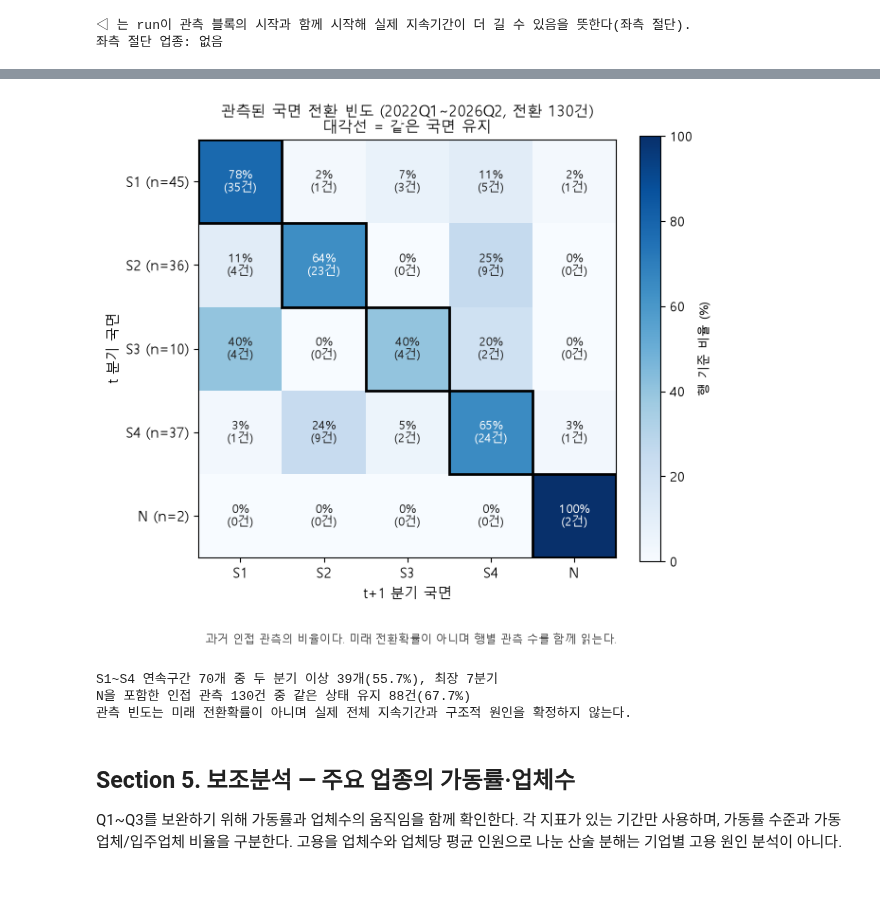
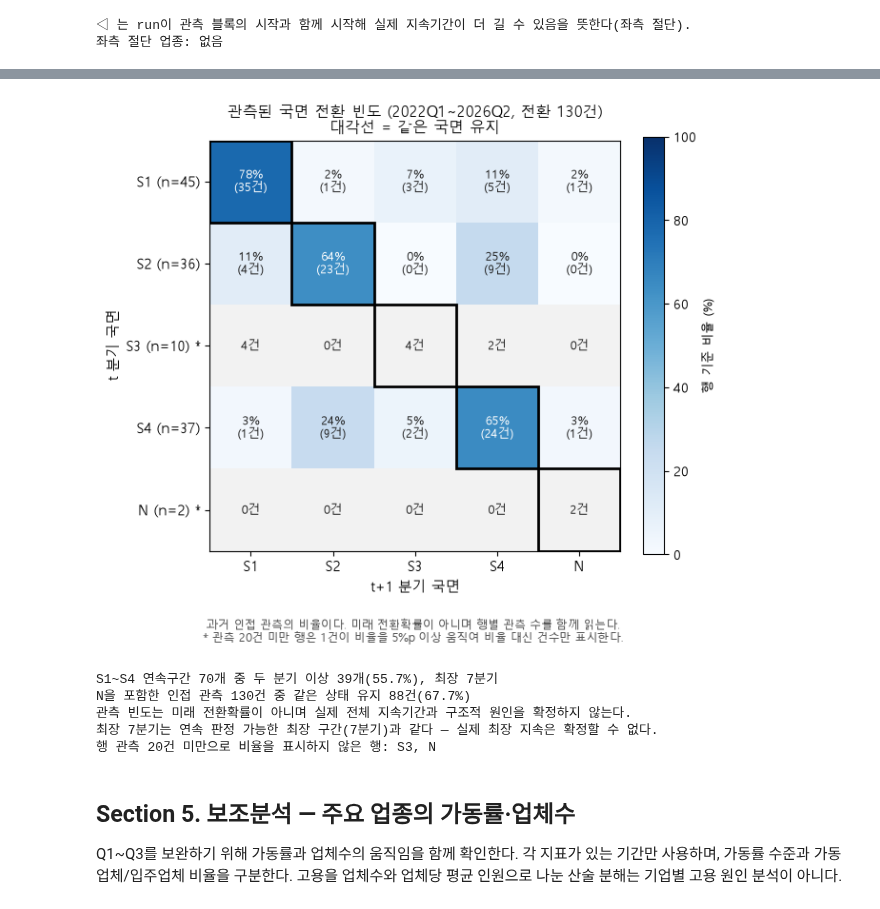
Before and after one commit to lcsvvo/Changwon-Industry-Employment-Monitor, a Jupyter notebook: notebooks/02_eda.ipynb, the cells around one changed output, grey strips where cells are left out. Drawn from its saved outputs; the diff is of its cells as text; code cells hidden in the pictures.

```diff
--- a/notebooks/02_eda.ipynb
+++ b/notebooks/02_eda.ipynb
@@ -1226,8 +1228,10 @@ print('막대는 주요 업종과 나머지 업종의 순증감 합이다. 나
 RECENT4 = QUARTERS[-4:]
 rec_state = state[state.quarter.isin(RECENT4)]
 rec = rec_state.groupby('industry').emp_delta.agg(
-    최근4분기_YoY증감합='sum', 최근4분기_YoY증감절대합=lambda s:s.abs().sum())
-# Four quarterly stock changes telescope to latest minus t-4, not the sum of YoY differences.
+    최근4분기_평균고용_전년대비증감=lambda s: s.sum(min_count=len(RECENT4)) / len(RECENT4),
+    최근4분기_YoY증감절대합=lambda s: s.abs().sum())
+# 네 분기 YoY 증감의 합을 분기 수로 나누면 '최근 4분기 평균 고용 - 그 이전 4분기 평균 고용'과 같다.
+# 기간 순증감(최신분기 - 4분기 전)과는 다른 값이다. 절대합은 상세표시 대상을 고르는 변화 크기 지표일 뿐이다.
 rec['최근4분기_기간순증감'] = q2.증감인원
 summary = pd.DataFrame({'고용비중%': q2['고용비중%'], f'{LATEST}_증감인원':q2.증감인원,
     f'{LATEST}_증감률%':q2['증감률%'], f'{LATEST}_국면':q2.국면}).join(rec).reindex(IND_ORDER_EMP)
@@ -1237,15 +1241,24 @@ c1 = summary['고용비중%'] >= SHARE_CUT
 c2 = summary['최근4분기_YoY증감절대합'] >= ABS_CUT
 MAIN_IND = [i for i in IND_ORDER_EMP if c1[i] and c2[i]]
 summary['상세표시대상'] = c1 & c2
+# 규모를 통제한 비교 — 비례배분 기준선.
+# 기준선 = 기준분기(전년동기) 고용비중 x 제조업 전체 순증감. 당분기 비중을 쓰면 결과가 분모에 다시 들어간다.
+q2['비례기대증감'] = q2.고용_전년 / q2.고용_전년.sum() * net
+q2['초과증감'] = q2.증감인원 - q2.비례기대증감
+summary = summary.join(q2[['비례기대증감', '초과증감']])
 results_summary['q2'] = {'quarter': LATEST, 'employment':float(q2.고용.sum()), 'net_delta':float(net),
     'net_yoy_pct':float(net/q2.고용_전년.sum()*100), 'ratio':float(ratio), 'contrib_usable':usable,
     'largest_decrease_industries':q2.index[q2.증감인원.eq(q2.증감인원.min()) & q2.증감인원.lt(0)].tolist(),
     'min_delta':float(q2.증감인원.min()), 'main_industries':MAIN_IND,
     'main_share_pct':float(summary.loc[MAIN_IND,'고용비중%'].sum()),
-    'selection_share_cut':SHARE_CUT,'selection_abs_cut':ABS_CUT}
+    'selection_share_cut':SHARE_CUT,'selection_abs_cut':ABS_CUT,
+    'baseline_max_excess_decrease_industry': q2.초과증감.idxmin(),
+    'baseline_max_excess_decrease': float(q2.초과증감.min()),
+    'baseline_excess': {i: float(q2.loc[i, '초과증감']) for i in IND_ORDER_EMP}}
 print(f'상세표시 기준: 고용비중 {SHARE_CUT:g}% 이상, 최근 {len(RECENT4)}분기 YoY 증감 절대합 {ABS_CUT:,}명 이상.')
 print('기존 표시 기준을 유지한 것이며, 정책 우선순위 또는 통계적으로 검증된 경계가 아니다. 모든 업종은 전체 표에 남긴다.')
-print('YoY 증감합은 동일 인원이 여러 분기에 반복 반영될 수 있어 신규·소멸 일자리 수나 기간 순증감으로 해석하지 않는다.')
+print(f'최근4분기_평균고용_전년대비증감 = 최근 {len(RECENT4)}분기 평균 고용 - 그 이전 {len(RECENT4)}분기 평균 고용. 최신분기의 기간 순증감과 다른 값이다.')
+print('YoY 증감절대합은 같은 인원이 여러 분기에 반복 반영될 수 있어 신규·소멸 일자리 수로 해석하지 않으며, 상세표시 대상 선정에만 쓴다.')
 summary.to_csv(DIR_TAB/'Q2_규모요약.csv', encoding='utf-8-sig')
 # %% [output]
 상세표시 기준: 고용비중 5% 이상, 최근 4분기 YoY 증감 절대합 300명 이상.
@@ -1452,40 +1552,57 @@ trans = state[state.valid_transition5 == True]
 mat = pd.crosstab(trans.state, trans.next_state).reindex(index=STATES5, columns=STATES5, fill_value=0)
 row_n = mat.sum(axis=1)
 mat_pct = mat.div(row_n, axis=0).fillna(0) * 100
 diag = sum(mat.loc[s, s] for s in STATES5)
+# 행 관측 수가 적으면 한 건이 행 비율을 크게 움직인다(1건 = 100/n %p).
+# 한 건이 5%p 이상을 움직이는 행(n < 20)은 비율을 표시하지 않고 건수만 적는다.
+TRANSITION_MIN_ROW_N = 20
+low_n_rows = [s for s in STATES5 if row_n[s] < TRANSITION_MIN_ROW_N]
 
 fig, ax = plt.subplots(figsize=(6.6, 5.9))
-im = ax.imshow(mat_pct.values, cmap='Blues', vmin=0, vmax=100)
+_shown = mat_pct.astype(float).copy()
+_shown.loc[low_n_rows] = np.nan
+_cmap = plt.get_cmap('Blues').copy()
+_cmap.set_bad('#F2F2F2')
+im = ax.imshow(np.ma.masked_invalid(_shown.values), cmap=_cmap, vmin=0, vmax=100)
 ax.set_xticks(range(5)); ax.set_xticklabels(STATES5, fontsize=10.5)
 ax.set_yticks(range(5))
-ax.set_yticklabels([f'{s} (n={row_n[s]})' for s in STATES5], fontsize=10.5)
+ax.set_yticklabels([f'{s} (n={row_n[s]}){" *" if s in low_n_rows else ""}' for s in STATES5], fontsize=10.5)
 ax.set_xlabel('t+1 분기 국면', fontsize=10.5)
 ax.set_ylabel('t 분기 국면', fontsize=10.5)
 for i in range(5):
     for j in range(5):
         pct, cnt = mat_pct.values[i, j], mat.values[i, j]
-        ax.text(j, i, f'{pct:.0f}%\n({cnt}건)', ha='center', va='center', fontsize=9,
-                color='white' if pct > 55 else '#222222')
+        if STATES5[i] in low_n_rows:
+            ax.text(j, i, f'{cnt}건', ha='center', va='center', fontsize=9, color='#222222')
+        else:
+            ax.text(j, i, f'{pct:.0f}%\n({cnt}건)', ha='center', va='center', fontsize=9,
+                    color='white' if pct > 55 else '#222222')
     ax.add_patch(Rectangle((i - 0.5, i - 0.5), 1, 1, fill=False, edgecolor='black', linewidth=2))
 cbar = plt.colorbar(im, ax=ax, fraction=0.046)
 cbar.set_label('행 기준 비율 (%)', fontsize=9)
 ax.set_title(f'관측된 국면 전환 빈도 ({QUARTERS[0]}~{LATEST}, 전환 {len(trans)}건)\n'
              '대각선 = 같은 국면 유지', fontsize=11.5)
 fig.text(0.5, -0.02,
-         '과거 인접 관측의 비율이다. 미래 전환확률이 아니며 행별 관측 수를 함께 읽는다.',
+         '과거 인접 관측의 비율이다. 미래 전환확률이 아니며 행별 관측 수를 함께 읽는다.'
+         + (f'\n* 관측 {TRANSITION_MIN_ROW_N}건 미만 행은 1건이 비율을 {100 / TRANSITION_MIN_ROW_N:.0f}%p 이상 움직여 비율 대신 건수만 표시한다.'
+            if low_n_rows else ''),
          ha='center', fontsize=8.8, color='#555555')
 plt.tight_layout()
 save_fig(fig, 'Q3C_전환행렬')
 plt.show()
 
 results_summary['q3'] = {'n_runs':len(runs), 'n_runs_2plus':int((runs.run_total_length>=2).sum()),
     'share_2plus_pct':float(share2plus), 'mean_run':float(runs.run_total_length.mean()),
     'max_run':int(runs.run_total_length.max()), 'n_adjacent':len(trans), 'n_same':int(diag),
-    'same_pct':float(diag/len(trans)*100), 'current':[
+    'same_pct':float(diag/len(trans)*100),
+    'transition_min_row_n': TRANSITION_MIN_ROW_N, 'transition_low_n_rows': low_n_rows,
+    'valid_block_lengths': VALID_BLOCKS, 'max_observable_run': MAX_OBSERVABLE_RUN,
+    'max_run_at_ceiling': bool(runs.run_total_length.max() == MAX_OBSERVABLE_RUN),
+    'n_longest_censored': int(longest.경계절단.sum()), 'current':[
         {'industry':i, 'state':r.state, 'length':None if pd.isna(r.run_length) else int(r.run_length)}
         for i,r in cur.iterrows()]}
 # %% [output]
-[figure, old version]
+[figure, new version]
 # %%
 r = results_summary['q3']
 print(f'S1~S4 연속구간 {r["n_runs"]}개 중 두 분기 이상 '
@@ -1493,10 +1610,16 @@ print(f'S1~S4 연속구간 {r["n_runs"]}개 중 두 분기 이상 '
 print(f'N을 포함한 인접 관측 {r["n_adjacent"]}건 중 같은 상태 유지 '
       f'{r["n_same"]}건({r["same_pct"]:.1f}%)')
 print('관측 빈도는 미래 전환확률이 아니며 실제 전체 지속기간과 구조적 원인을 확정하지 않는다.')
+if r['max_run_at_ceiling']:
+    print(f'최장 {r["max_run"]}분기는 연속 판정 가능한 최장 구간({r["max_observable_run"]}분기)과 같다 — 실제 최장 지속은 확정할 수 없다.')
+if r['transition_low_n_rows']:
+    print(f'행 관측 {r["transition_min_row_n"]}건 미만으로 비율을 표시하지 않은 행: {", ".join(r["transition_low_n_rows"])}')
 # %% [output]
 S1~S4 연속구간 70개 중 두 분기 이상 39개(55.7%), 최장 7분기
 N을 포함한 인접 관측 130건 중 같은 상태 유지 88건(67.7%)
 관측 빈도는 미래 전환확률이 아니며 실제 전체 지속기간과 구조적 원인을 확정하지 않는다.
+최장 7분기는 연속 판정 가능한 최장 구간(7분기)과 같다 — 실제 최장 지속은 확정할 수 없다.
+행 관측 20건 미만으로 비율을 표시하지 않은 행: S3, N
 # %% [markdown]
 ## Section 5. 보조분석 — 주요 업종의 가동률·업체수
 
```
Also changed, not shown: parts of 10 cells of this notebook, 9 other files.
